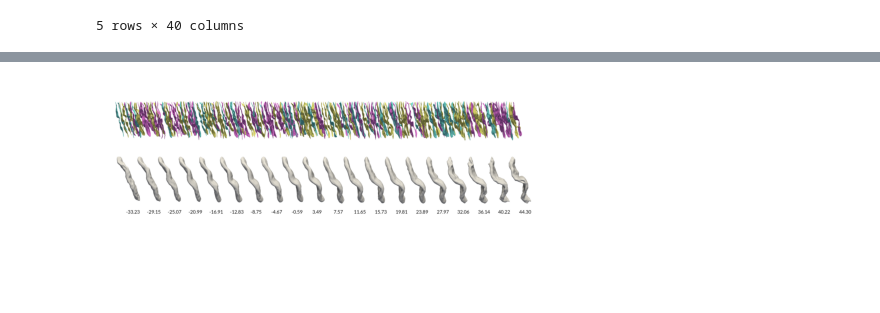
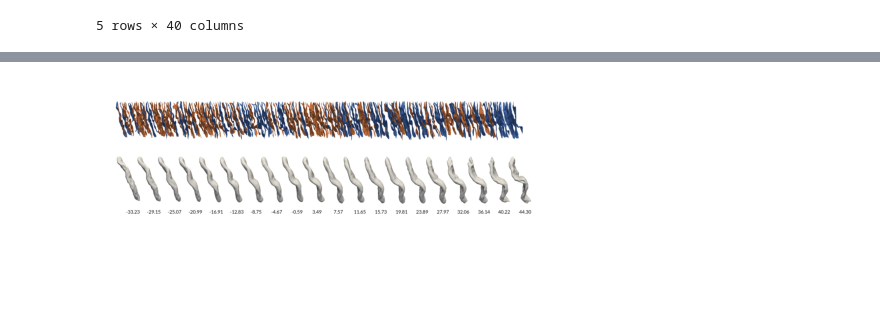
Before and after one commit to Vivikar/central-sulcus-analysis, a Jupyter notebook: shape_features/3_GeneratePlots.ipynb, the cells around one changed output, grey strips where cells are left out. Cells and saved outputs as stored; diff of their text form; code cells hidden in the pictures.

Commit message:
add side swapping

```diff
--- a/shape_features/3_GeneratePlots.ipynb
+++ b/shape_features/3_GeneratePlots.ipynb
@@ -122,3 +122,5 @@ asmp = Path('/mrhome/vladyslavz/git/central-sulcus-analysis/shape_features/meshe
 # %%
 good_ismoap_df = subj_isomap_df
 good_ismoap_df.reset_index(inplace=True)
+good_ismoap_df['subject'] = [x.strip('_') for x in good_ismoap_df['subject']]
+good_ismoap_df
@@ -151,3 +167,9 @@ via11_demo.head()
 5 rows × 40 columns
 # %%
 subj2group = {k:v for k,v in zip(via11_demo.index.values, via11_demo.group.values)}
+# %%
+right_handed_subj = via11_demo[(via11_demo.handedness == 3)].index.values
+controls = via11_demo[(via11_demo.group == 3)].index.values
+right_handed_controls = via11_demo[(via11_demo.group == 3) & (via11_demo.handedness == 3)].index.values
+
+good_ismoap_df = good_ismoap_df[good_ismoap_df.subject.isin(right_handed_controls)]
@@ -180,8 +207,8 @@ spaced_idxs = np.round(np.linspace(0, len(sorted_indexes_array) - 1, total_subj_
 for idx, i in enumerate(spaced_idxs):
     r = [1, 1, 1]
     # print(sorted_indexes_array[i])
-    subject = good_ismoap_df.iloc[sorted_indexes_array[i]].subject.strip('_')
-    side = good_ismoap_df.iloc[sorted_indexes_array[i]].side
+    subject = good_ismoap_df.loc[sorted_indexes_array[i]].subject.strip('_')
+    side = good_ismoap_df.loc[sorted_indexes_array[i]].side
     side = 'left' if side == 'l' else 'right'
     img = Image.open(asmp/f'imgs/{subject}_{side}.png')
 
@@ -189,7 +216,11 @@ for idx, i in enumerate(spaced_idxs):
     spam_img = img.crop(bbox)
     spam_img = img.resize((int(spam_img.size[0]*resize_scale),
                                 int(spam_img.size[1]*resize_scale)))
-    r[int(subj2group[subject])- 1] = 0.5
+
+    # DEFINE COLOR RULE
+    col_idx = 0 if side == 'left' else 1
+    r = sns.color_palette("muted")[col_idx]
+    #####
     spam_img_r, spam_img_g, spam_img_b, spam_img_a = spam_img.split()
     spam_img_col = Image.merge('RGBA', (spam_img_r.point(lambda x: x*r[0]),
                                         spam_img_g.point(lambda x: x*r[1]),
@@ -200,34 +231,34 @@ for idx, i in enumerate(spaced_idxs):
     # break
 
 sulci_imgs_path = mesh_paths/f'{isomap_dim.replace("isomap", "feature")}/imgs/spam'
 spam_imgs = [x for x in sulci_imgs_path.glob('**/*.png')]
 for i,s in enumerate(spam_imgs):
             spam_img = Image.open(s, 'r')
             bbox = spam_img.getbbox()
             spam_img = spam_img.crop(bbox)
             spam_img = spam_img.resize((int(spam_img.size[0]*resize_scale),
                                         int(spam_img.size[1]*resize_scale)))
 
             background.paste(spam_img, (int(x_coords_spam[i]) + padd_spam*i + 100,
                                         spam_loc_x),
                              spam_img)
 
             isomap_val = '{:.2f}'.format(float(s.name.split('_')[1][:-4]))
             spam_img_h, spam_img_w = spam_img.size
             draw.text((x_coords_spam[i]+spam_img_w/2-180 + padd_spam*i + 150,
                     spam_loc_x + 175+350),
                     str(isomap_val),(0,0,0, 255),
                     font=font)
 
 background.save('out3.png')
 # plot
 background_img = plt.imread('out3.png')
 plt.imshow(background_img)
 # plt.axes().set_aspect('equal')
 plt.axis('off')
 plt.show()
 # %% [output]
-[figure, old version]
+[figure, new version]
 # %%
 spam_mpath = Path('/mrhome/vladyslavz/git/central-sulcus-analysis/shape_features/meshes/all_subj_meshes_reg')
 spam_mpaths = spam_mpath.glob('*.ply')
```
Also changed, not shown: parts of 2 cells of this notebook, 1 other file.
